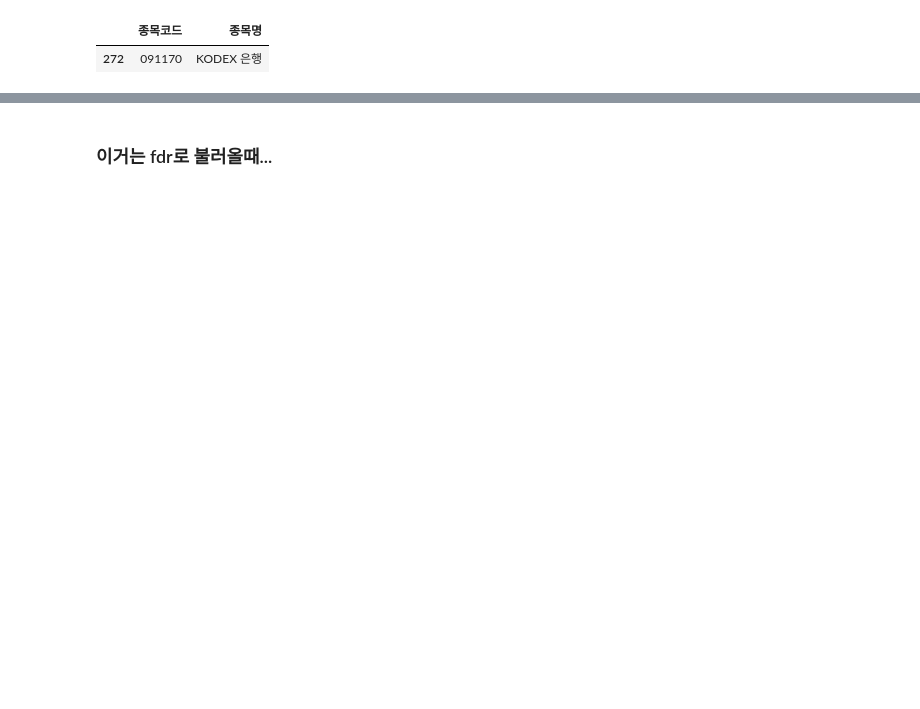
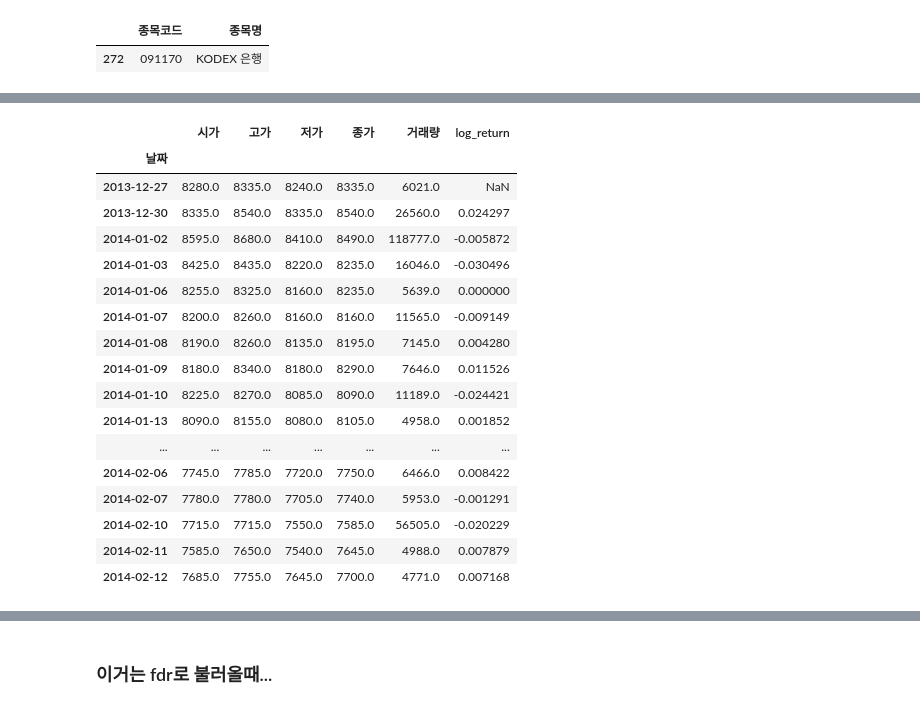
Before and after one commit to channy33/ML_pjt, a Jupyter notebook: BANK_pjt/BANK_pjt.ipynb, the cells around one changed output, grey strips where cells are left out. Cells and saved outputs as stored; diff of their text form; code cells hidden in the pictures; blank space fills up the shorter version.

```diff
--- a/BANK_pjt/BANK_pjt.ipynb
+++ b/BANK_pjt/BANK_pjt.ipynb
@@ -80,0 +163,4 @@ df[]
+# %%
+#칼럼명 변경
+merged_df.rename(columns={'종가_x': '종가','종가_y':'return'}, inplace=True)
+merged_df
@@ -80,0 +248,21 @@ df[]
+# %%
+merged_df.head(30)
+# %% [output]
+|  | 시가 | 고가 | 저가 | 종가 | 거래량 | log_return |
+| 날짜 |  |  |  |  |  |  |
+| 2013-12-27 | 8280.0 | 8335.0 | 8240.0 | 8335.0 | 6021.0 | NaN |
+| 2013-12-30 | 8335.0 | 8540.0 | 8335.0 | 8540.0 | 26560.0 | 0.024297 |
+| 2014-01-02 | 8595.0 | 8680.0 | 8410.0 | 8490.0 | 118777.0 | -0.005872 |
+| 2014-01-03 | 8425.0 | 8435.0 | 8220.0 | 8235.0 | 16046.0 | -0.030496 |
+| 2014-01-06 | 8255.0 | 8325.0 | 8160.0 | 8235.0 | 5639.0 | 0.000000 |
+| 2014-01-07 | 8200.0 | 8260.0 | 8160.0 | 8160.0 | 11565.0 | -0.009149 |
+| 2014-01-08 | 8190.0 | 8260.0 | 8135.0 | 8195.0 | 7145.0 | 0.004280 |
+| 2014-01-09 | 8180.0 | 8340.0 | 8180.0 | 8290.0 | 7646.0 | 0.011526 |
+| 2014-01-10 | 8225.0 | 8270.0 | 8085.0 | 8090.0 | 11189.0 | -0.024421 |
+| 2014-01-13 | 8090.0 | 8155.0 | 8080.0 | 8105.0 | 4958.0 | 0.001852 |
+| ... | ... | ... | ... | ... | ... | ... |
+| 2014-02-06 | 7745.0 | 7785.0 | 7720.0 | 7750.0 | 6466.0 | 0.008422 |
+| 2014-02-07 | 7780.0 | 7780.0 | 7705.0 | 7740.0 | 5953.0 | -0.001291 |
+| 2014-02-10 | 7715.0 | 7715.0 | 7550.0 | 7585.0 | 56505.0 | -0.020229 |
+| 2014-02-11 | 7585.0 | 7650.0 | 7540.0 | 7645.0 | 4988.0 | 0.007879 |
+| 2014-02-12 | 7685.0 | 7755.0 | 7645.0 | 7700.0 | 4771.0 | 0.007168 |
```
Also changed, not shown: parts of 87 cells of this notebook.
